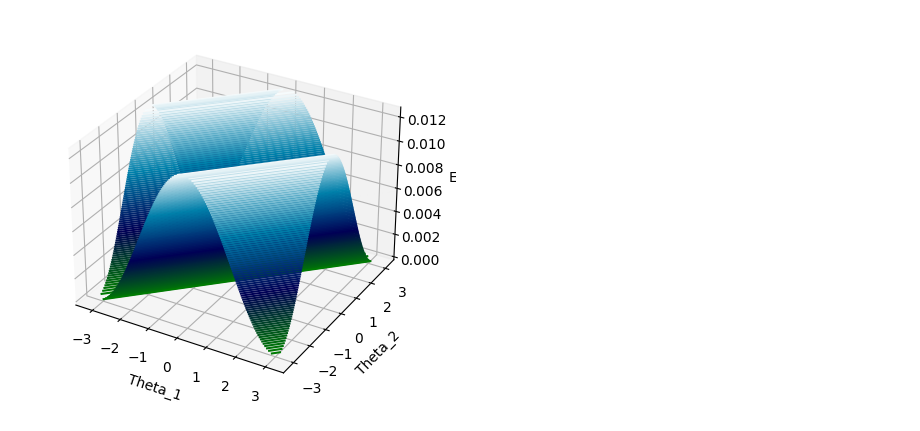
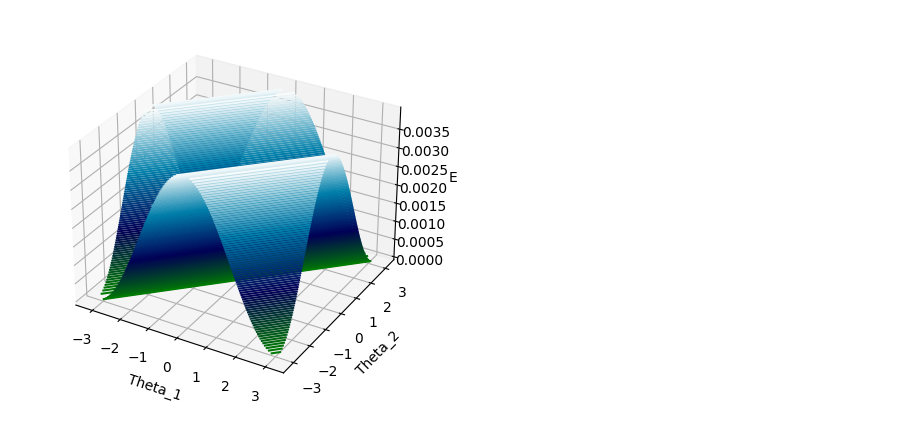
Before and after one commit to AyaseErii/Hardware_for_modern_day_computing, a Jupyter notebook: Q6_solution.ipynb, the cells around one changed output. Cells and saved outputs as stored; diff of their text form; code cells hidden in the pictures.

```diff
--- a/Q6_solution.ipynb
+++ b/Q6_solution.ipynb
@@ -8,23 +8,23 @@ import matplotlib.pyplot as plt
 # %%
 def f(theta1, theta2, R, A, w):
     return (2 * np.pi * A * (1 - np.cos(theta1 - theta2)))/(R * w)
 
-R = 1000
-A = 1
-w = 1
+R = 1000 # Resistor value, unit is ohm
+A = 1    # Voltage amplitude, unit is V
+w = np.pi    # Radial frequency, unit is radians per second
 
-theta1 = np.linspace(-np.pi, np.pi, 100)
-theta2 = np.linspace(-np.pi, np.pi, 100)
+theta1 = np.linspace(-np.pi, np.pi, 100) # Sweep theta1 from -pi to pi
+theta2 = np.linspace(-np.pi, np.pi, 100) # Sweep theta2 from -pi to pi
+Theta1, Theta2 = np.meshgrid(theta1, theta2) # Convert to 2D domain
 
-Theta1, Theta2 = np.meshgrid(theta1, theta2)
+Energy = f(Theta1, Theta2, R, A, w) # Calculate energy
 
-Energy = f(Theta1, Theta2, R, A, w)
-
+# Start to plot
 fig = plt.figure()
 ax = plt.axes(projection='3d')
-ax.contour3D(Theta1, Theta2, Energy, 100, cmap='ocean')
+ax.contour3D(Theta1, Theta2, Energy, 80, cmap='ocean')
 ax.set_xlabel('Theta_1')
 ax.set_ylabel('Theta_2')
 ax.set_zlabel('E');
 # %% [output]
-[figure, old version]
+[figure, new version]
```
